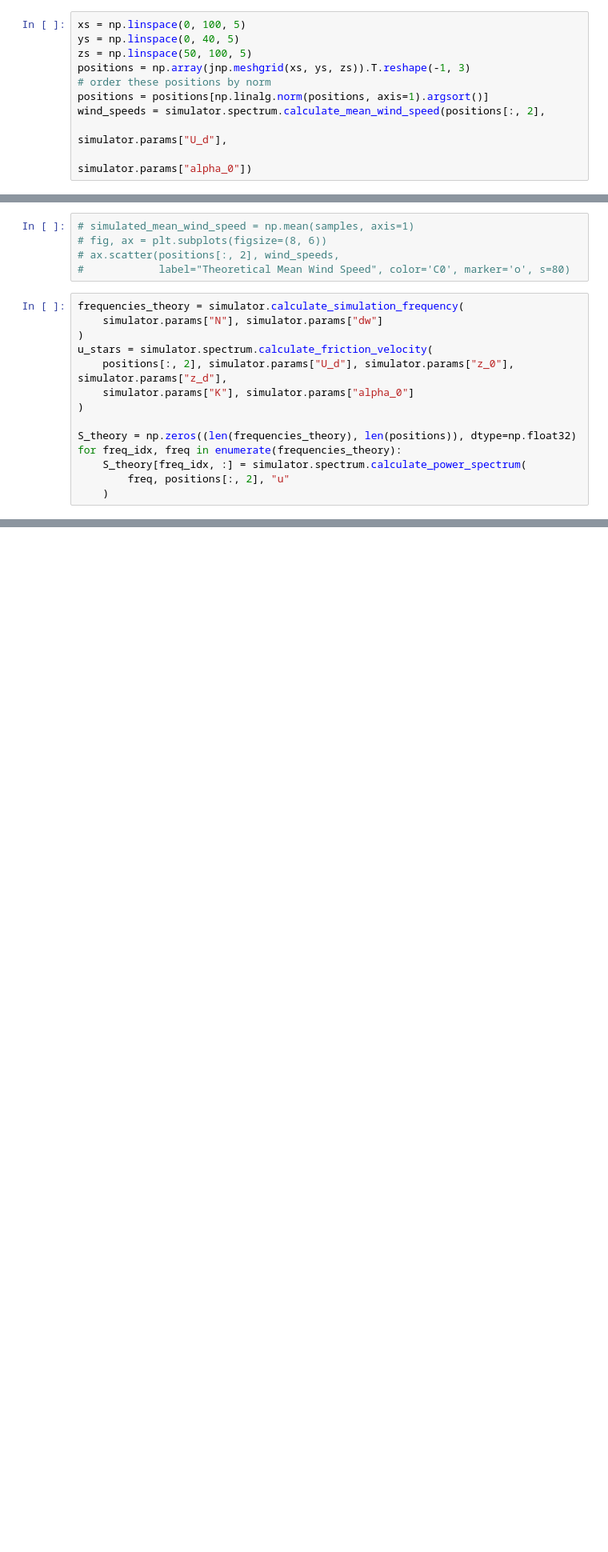
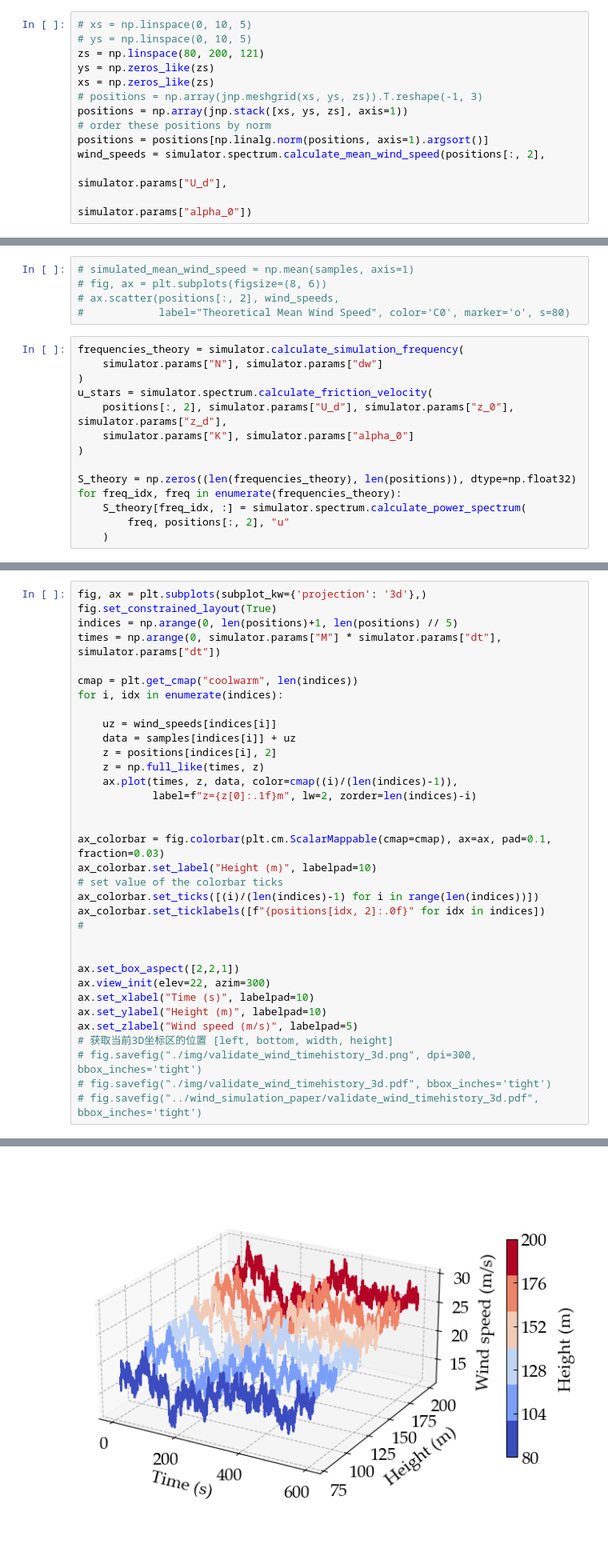
Before and after one commit to NanxiiChen/wind-simulation-GPU, a Jupyter notebook: examples/validate_cross_correlation.ipynb, the cells around one changed output, grey strips where cells are left out. Shown at 80% size. Cells and saved outputs as stored; diff of their text form; blank space fills up the shorter version.

```diff
--- a/examples/validate_cross_correlation.ipynb
+++ b/examples/validate_cross_correlation.ipynb
@@ -68,10 +68,13 @@ simulator.params
  'z_d': 19.975,
  'backend': 'numpy'}
 # %%
-xs = np.linspace(0, 100, 5)
-ys = np.linspace(0, 40, 5)
-zs = np.linspace(50, 100, 5)
-positions = np.array(jnp.meshgrid(xs, ys, zs)).T.reshape(-1, 3)
+# xs = np.linspace(0, 10, 5)
+# ys = np.linspace(0, 10, 5)
+zs = np.linspace(80, 200, 121)
+ys = np.zeros_like(zs)
+xs = np.zeros_like(zs)
+# positions = np.array(jnp.meshgrid(xs, ys, zs)).T.reshape(-1, 3)
+positions = np.array(jnp.stack([xs, ys, zs], axis=1))
 # order these positions by norm
 positions = positions[np.linalg.norm(positions, axis=1).argsort()]
 wind_speeds = simulator.spectrum.calculate_mean_wind_speed(positions[:, 2],
@@ -103,0 +127,35 @@ for freq_idx, freq in enumerate(frequencies_theory):
+# %%
+fig, ax = plt.subplots(subplot_kw={'projection': '3d'},)
+fig.set_constrained_layout(True)
+indices = np.arange(0, len(positions)+1, len(positions) // 5)
+times = np.arange(0, simulator.params["M"] * simulator.params["dt"], simulator.params["dt"])
+
+cmap = plt.get_cmap("coolwarm", len(indices))
+for i, idx in enumerate(indices):
+
+    uz = wind_speeds[indices[i]]
+    data = samples[indices[i]] + uz
+    z = positions[indices[i], 2]
+    z = np.full_like(times, z)
+    ax.plot(times, z, data, color=cmap((i)/(len(indices)-1)),
+            label=f"z={z[0]:.1f}m", lw=2, zorder=len(indices)-i)
+
+
+ax_colorbar = fig.colorbar(plt.cm.ScalarMappable(cmap=cmap), ax=ax, pad=0.1, fraction=0.03)
+ax_colorbar.set_label("Height (m)", labelpad=10)
+# set value of the colorbar ticks
+ax_colorbar.set_ticks([(i)/(len(indices)-1) for i in range(len(indices))])
+ax_colorbar.set_ticklabels([f"{positions[idx, 2]:.0f}" for idx in indices])
+#
+
+
+ax.set_box_aspect([2,2,1])
+ax.view_init(elev=22, azim=300)
+ax.set_xlabel("Time (s)", labelpad=10)
+ax.set_ylabel("Height (m)", labelpad=10)
+ax.set_zlabel("Wind speed (m/s)", labelpad=5)
+# 获取当前3D坐标区的位置 [left, bottom, width, height]
+# fig.savefig("./img/validate_wind_timehistory_3d.png", dpi=300, bbox_inches='tight')
+# fig.savefig("./img/validate_wind_timehistory_3d.pdf", bbox_inches='tight')
+# fig.savefig("../wind_simulation_paper/validate_wind_timehistory_3d.pdf", bbox_inches='tight')
+# %% [output]
@@ -103,0 +163 @@ for freq_idx, freq in enumerate(frequencies_theory):
+[figure, added]
```
Also changed, not shown: parts of 14 cells of this notebook, 16 other files.
